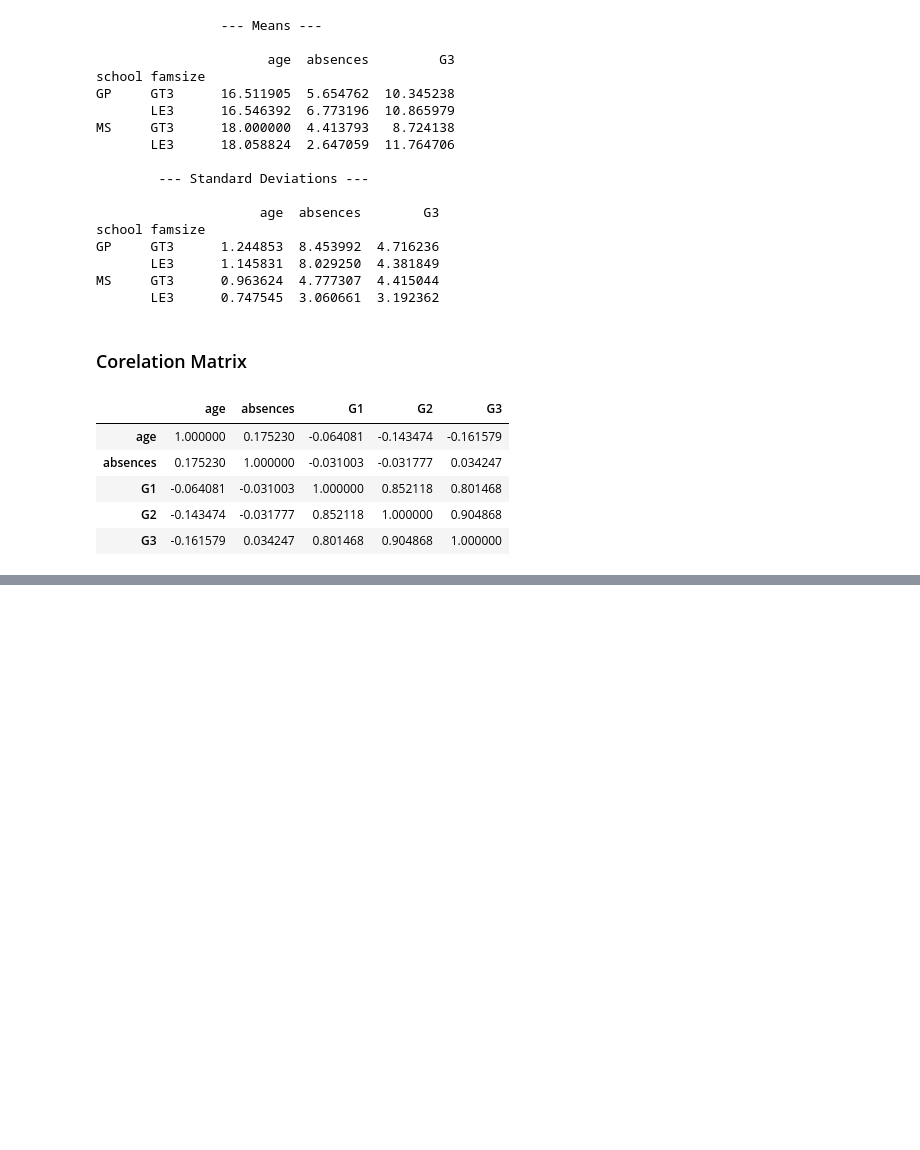
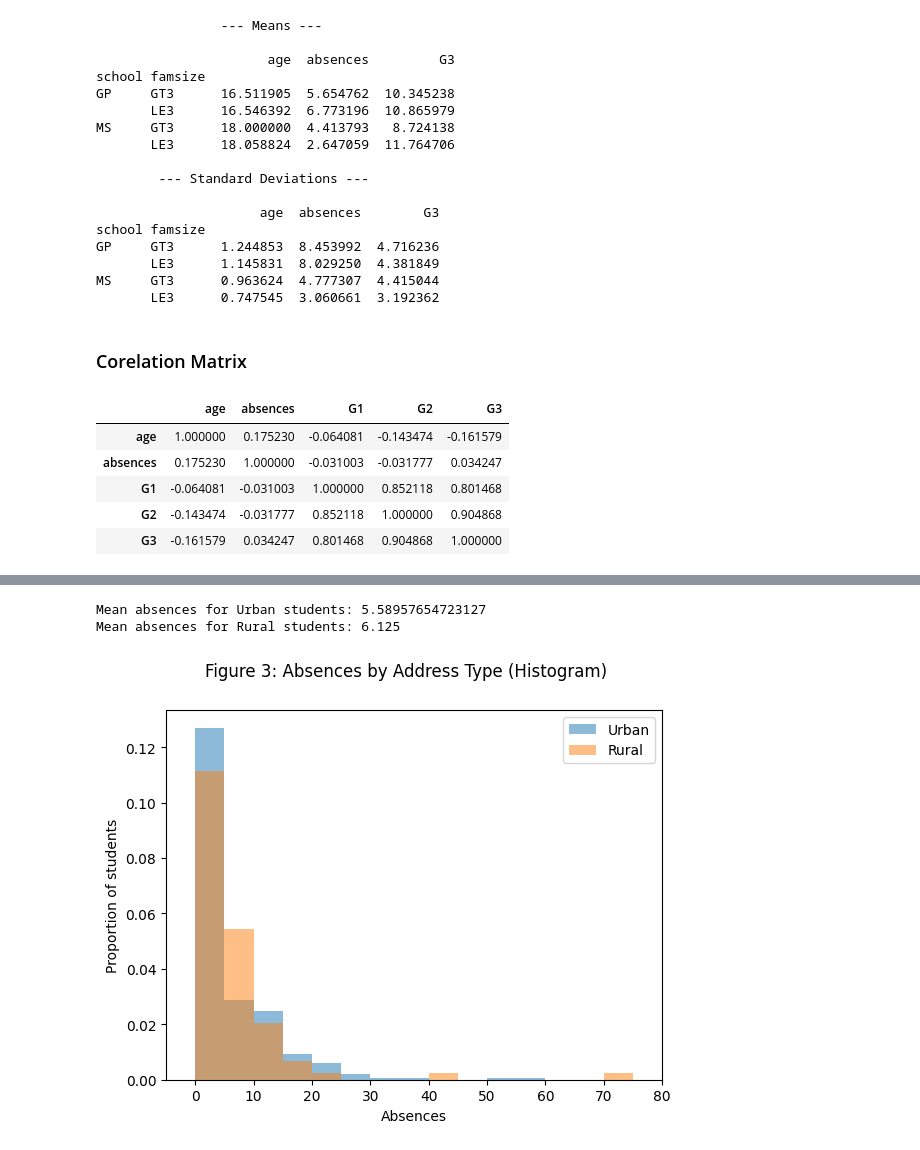
Before and after one commit to tort-cam/ST554HW4, a Jupyter notebook: HW4.ipynb, the cells around one changed output, grey strips where cells are left out. Cells and saved outputs as stored; diff of their text form; code cells hidden in the pictures; blank space fills up the shorter version.

```diff
--- a/HW4.ipynb
+++ b/HW4.ipynb
@@ -170,0 +218,15 @@ sdata[["age", "absences", "G1", "G2", "G3"]].corr()
+# %%
+bins = range(0,80,5)
+plt.hist(urb["absences"], bins = bins, alpha=0.5, label='Urban', density = True)
+plt.hist(rur["absences"], bins = bins, alpha=0.5, label='Rural', density = True)
+plt.xlim(-5,80)
+plt.xlabel("Absences")
+plt.ylabel("Proportion of students")
+plt.suptitle("Figure 3: Absences by Address Type (Histogram)")
+plt.legend(loc = 'upper right')
+print("Mean absences for Urban students: " + str(urb["absences"].mean()) + \
+      "\nMean absences for Rural students: " + str(rur["absences"].mean()) + "\n")
+# %% [output]
+Mean absences for Urban students: 5.58957654723127
+Mean absences for Rural students: 6.125
+[figure, added]
```
Also changed, not shown: parts of 28 cells of this notebook.
